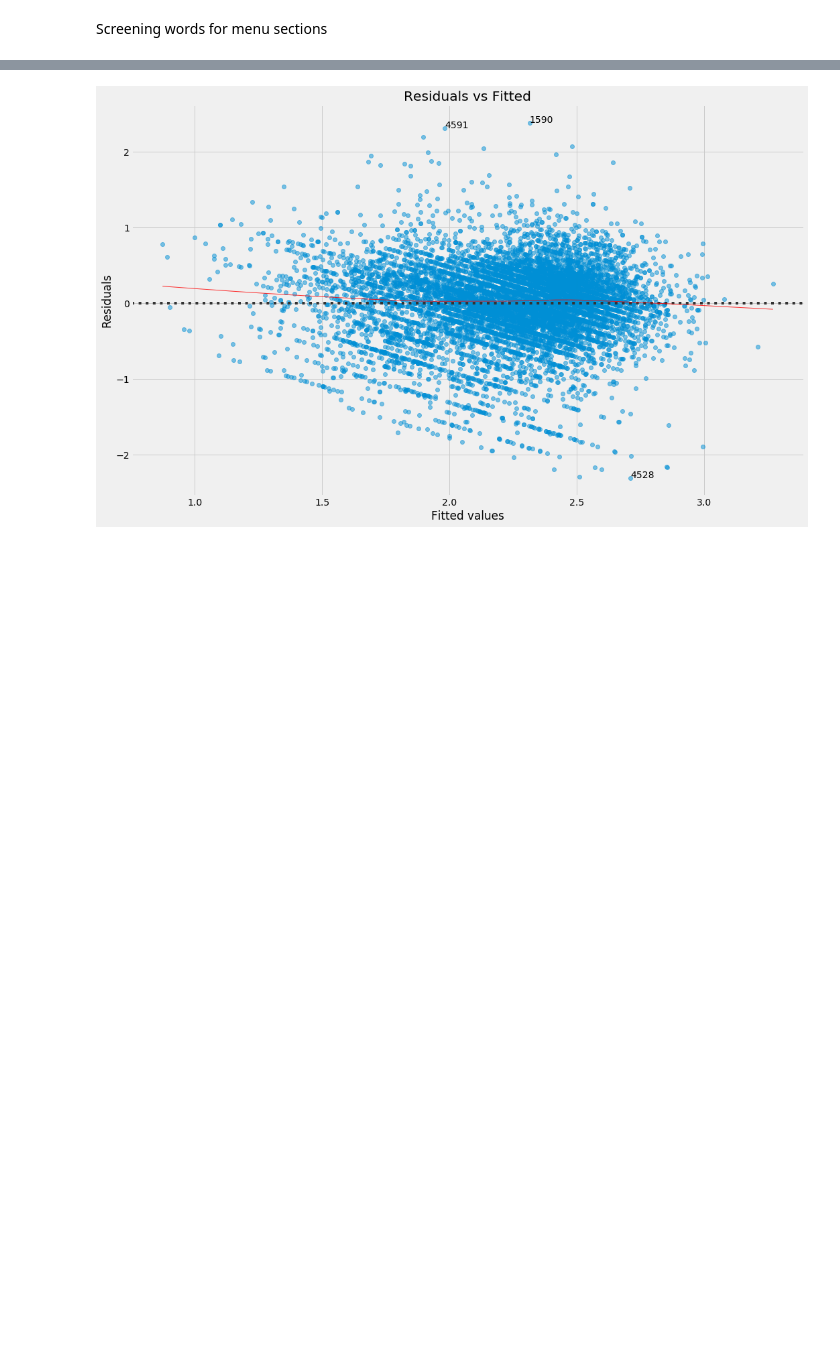
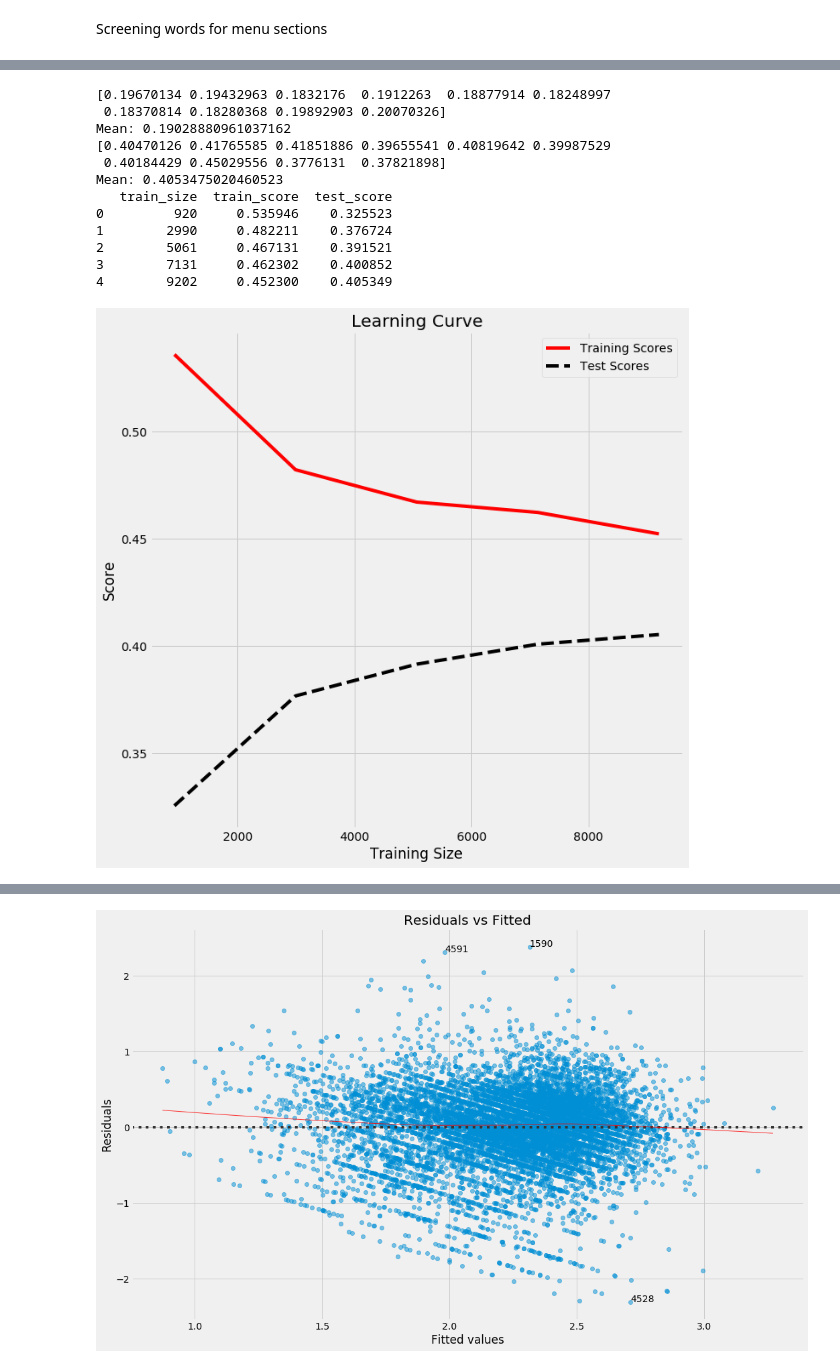
Before and after one commit to alan-j-lin/lunch_price_prediction, a Jupyter notebook: Project_Luther_Alan.ipynb, the cells around one changed output, grey strips where cells are left out. Drawn from its saved outputs; the diff is of its cells as text; code cells hidden in the pictures; blank space fills up the shorter version.

```diff
--- a/Project_Luther_Alan.ipynb
+++ b/Project_Luther_Alan.ipynb
@@ -624,0 +637,17 @@ Mean: 0.2323729838211582
+# %%
+RI = Ridge(alpha = 5.9)
+df_cv(RI, X_traini3, y_traini3, 10)
+# %% [output]
+[0.19670134 0.19432963 0.1832176  0.1912263  0.18877914 0.18248997
+ 0.18370814 0.18280368 0.19892903 0.20070326]
+Mean: 0.19028880961037162
+[0.40470126 0.41765585 0.41851886 0.39655541 0.40819642 0.39987529
+ 0.40184429 0.45029556 0.3776131  0.37821898]
+Mean: 0.4053475020460523
+   train_size  train_score  test_score
+0         920     0.535946    0.325523
+1        2990     0.482211    0.376724
+2        5061     0.467131    0.391521
+3        7131     0.462302    0.400852
+4        9202     0.452300    0.405349
+[figure, added]
```
Also changed, not shown: parts of 45 cells of this notebook.
